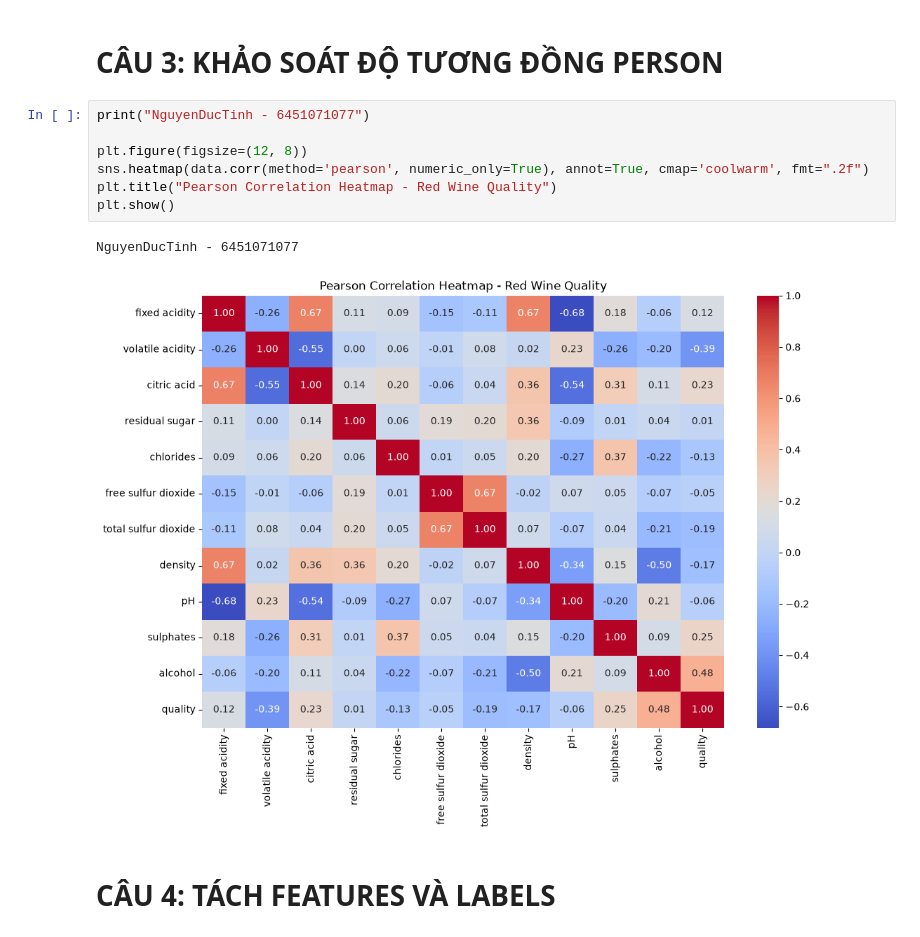
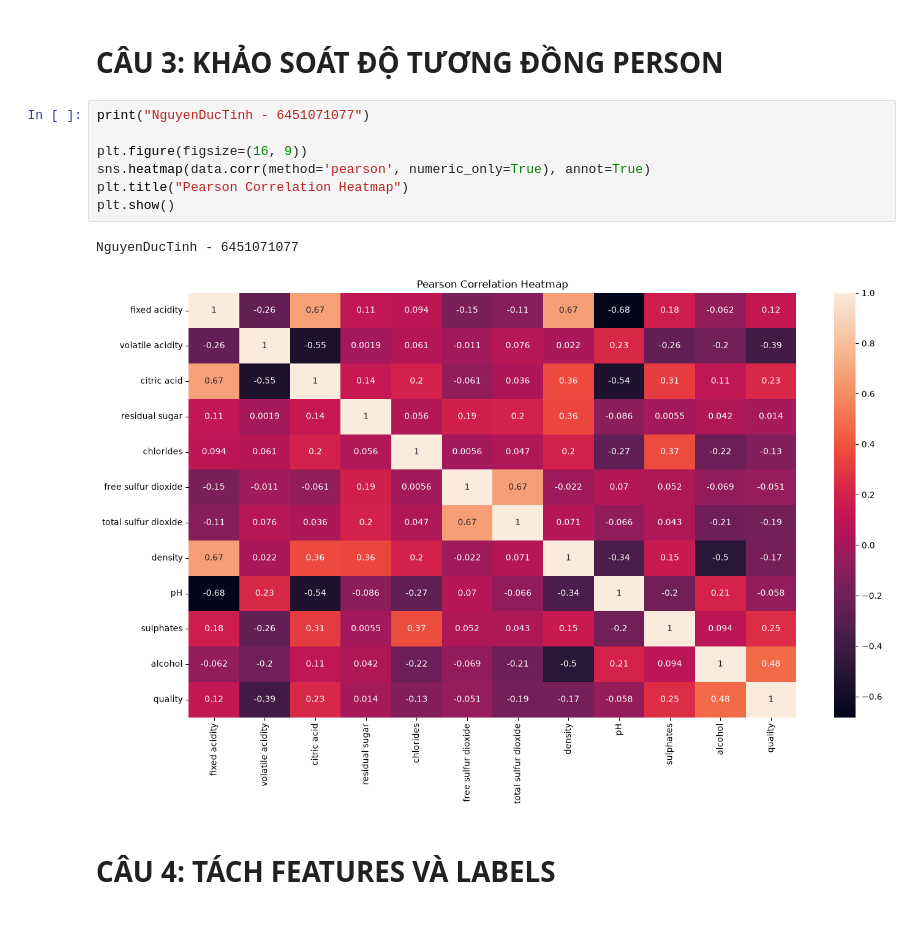
Before and after one commit to DucTinhNguyen/6451071077_Lab2, a Jupyter notebook: 6451071077_LAB2_Bai4.ipynb, the cells around one changed output. Saved outputs shown, nothing was run; the diff lists cells and outputs as text.

```diff
--- a/6451071077_LAB2_Bai4.ipynb
+++ b/6451071077_LAB2_Bai4.ipynb
@@ -49,13 +49,13 @@ memory usage: 150.0 KB
 # %%
 print("NguyenDucTinh - 6451071077")
 
-plt.figure(figsize=(12, 8))
-sns.heatmap(data.corr(method='pearson', numeric_only=True), annot=True, cmap='coolwarm', fmt=".2f")
-plt.title("Pearson Correlation Heatmap - Red Wine Quality")
+plt.figure(figsize=(16, 9))
+sns.heatmap(data.corr(method='pearson', numeric_only=True), annot=True)
+plt.title("Pearson Correlation Heatmap")
 plt.show()
 # %% [output]
 NguyenDucTinh - 6451071077
-[figure, old version]
+[figure, new version]
 # %% [markdown]
 # CÂU 4: TÁCH FEATURES VÀ LABELS
 # %%
```
